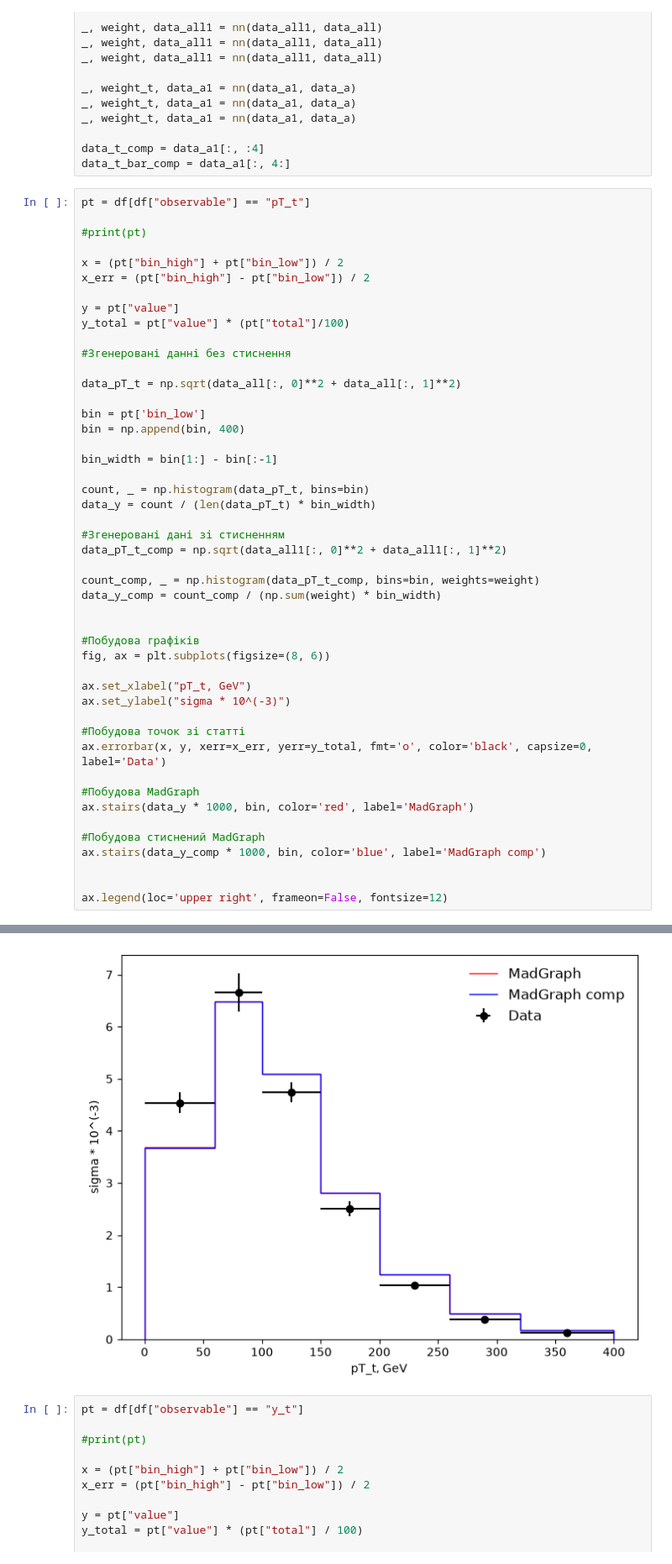
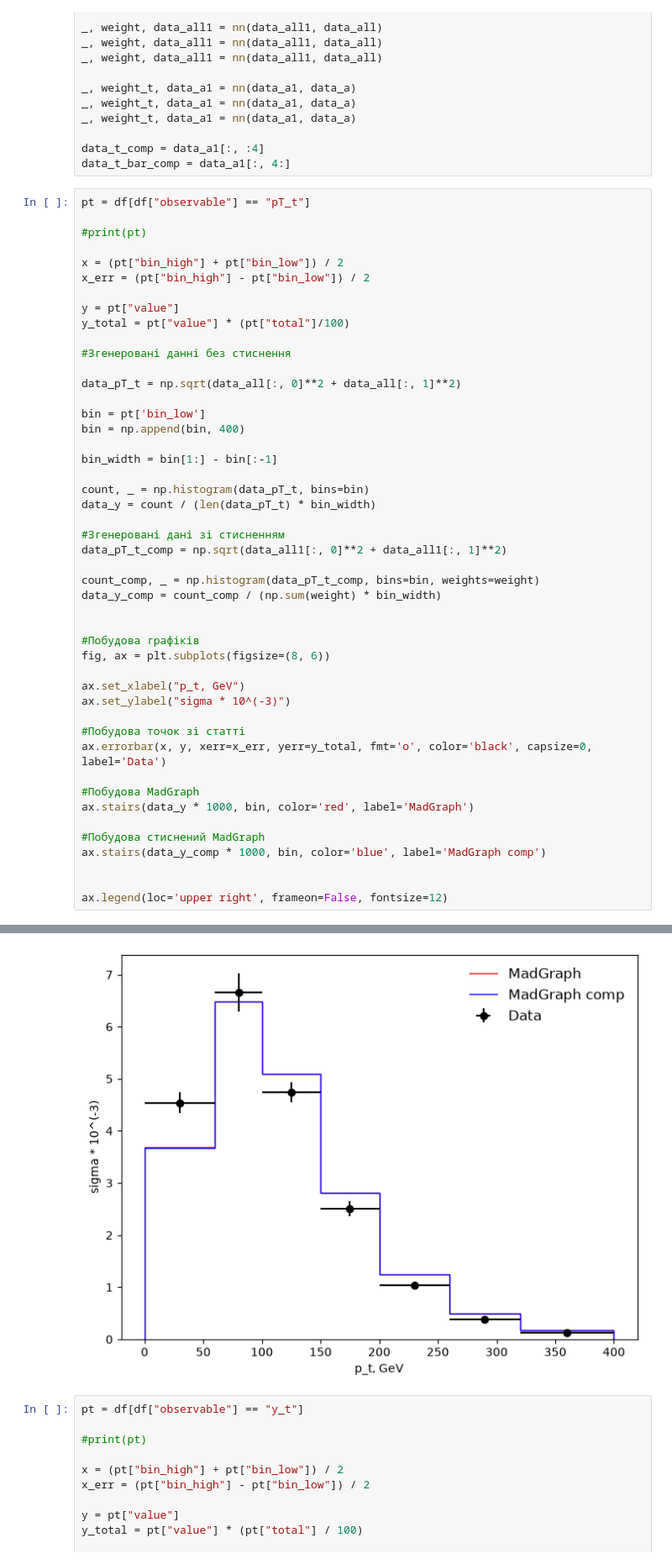
Before and after one commit to Lum1narr/cms-ttbar-analysis, a Jupyter notebook: lepton_jets/lepton_jets.ipynb, the cells around one changed output, grey strips where cells are left out. Shown at 84% size. Cells and saved outputs as stored; diff of their text form.

Commit message:
final graph

```diff
--- a/lepton_jets/lepton_jets.ipynb
+++ b/lepton_jets/lepton_jets.ipynb
@@ -80,35 +80,35 @@ bin = np.append(bin, 400)
 bin_width = bin[1:] - bin[:-1]
 
 count, _ = np.histogram(data_pT_t, bins=bin)
 data_y = count / (len(data_pT_t) * bin_width)
 
 #Згенеровані дані зі стисненням
 data_pT_t_comp = np.sqrt(data_all1[:, 0]**2 + data_all1[:, 1]**2)
 
 count_comp, _ = np.histogram(data_pT_t_comp, bins=bin, weights=weight)
 data_y_comp = count_comp / (np.sum(weight) * bin_width)
 
 
 #Побудова графіків
 fig, ax = plt.subplots(figsize=(8, 6))
 
-ax.set_xlabel("pT_t, GeV")
+ax.set_xlabel("p_t, GeV")
 ax.set_ylabel("sigma * 10^(-3)")
 
 #Побудова точок зі статті
 ax.errorbar(x, y, xerr=x_err, yerr=y_total, fmt='o', color='black', capsize=0, label='Data')
 
 #Побудова MadGraph
 ax.stairs(data_y * 1000, bin, color='red', label='MadGraph')
 
 #Побудова стиснений MadGraph
 ax.stairs(data_y_comp * 1000, bin, color='blue', label='MadGraph comp')
 
 
 ax.legend(loc='upper right', frameon=False, fontsize=12)
 # %% [output]
 <matplotlib.legend.Legend at 0x...>
-[figure, old version]
+[figure, new version]
 # %%
 pt = df[df["observable"] == "y_t"]
 
```
